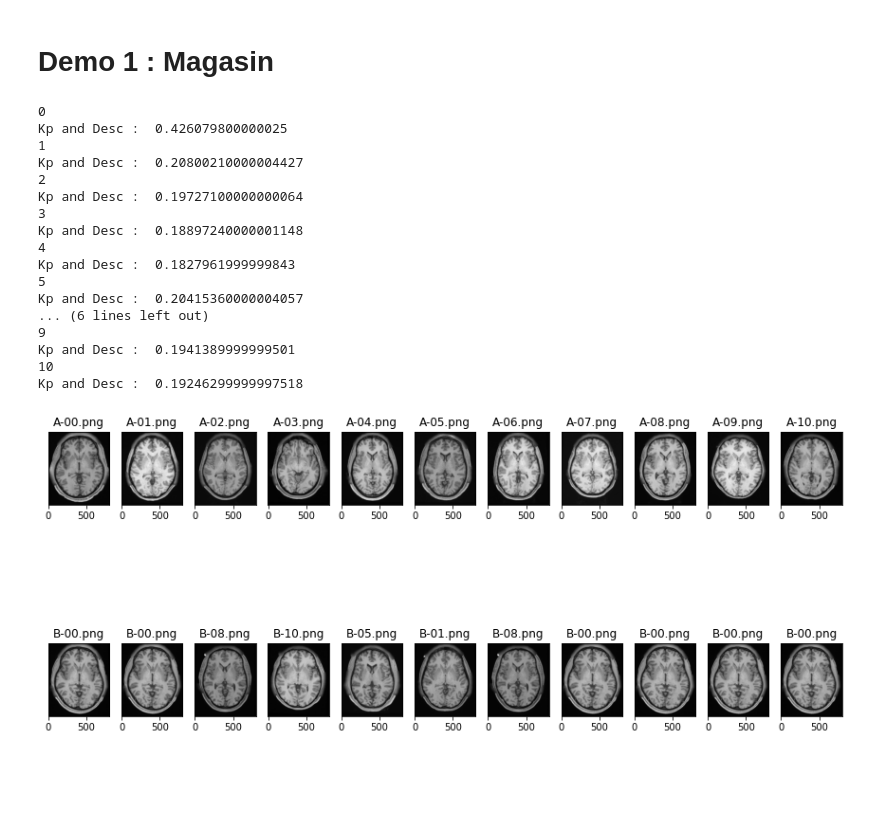
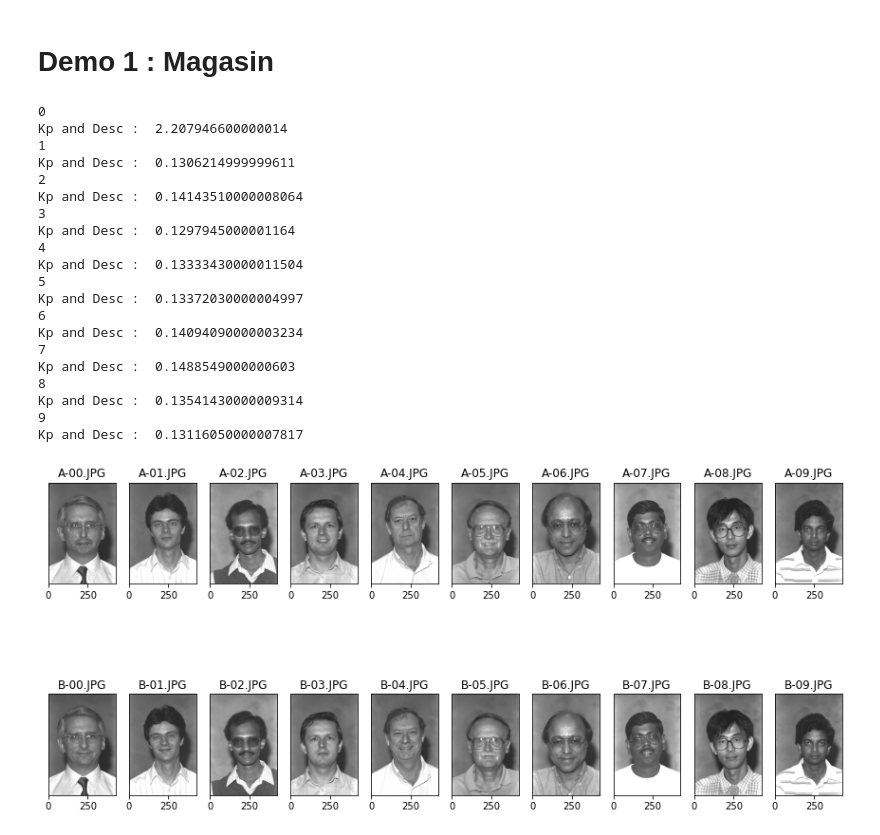
Before and after one commit to liamaltarac/SYS809_Feature_Matching, a Jupyter notebook: image_matching.ipynb, the cells around one changed output. Cells and saved outputs as stored; diff of their text form; code cells hidden in the pictures; blank space fills up the shorter version.

```diff
--- a/image_matching.ipynb
+++ b/image_matching.ipynb
@@ -37,12 +37,12 @@ def match_image(img_path, img_set):
     #img = cv2.imread(img_path , cv2.IMREAD_GRAYSCALE)
     #kp1, des1 = sift.detectAndCompute(img,None)
     #print(des1)
-
-    flann = cv2.FlannBasedMatcher(index_params,search_params)
-    start = timeit.default_timer()
+    bf = cv2.BFMatcher(cv2.NORM_L1)
+    #flann = cv2.FlannBasedMatcher(index_params,search_params)
+    #start = timeit.default_timer()
     kp1,des1 = feat_extractor.get_keypoints_and_descriptors(img_path)
-    stop = timeit.default_timer()
-    print("Kp and Desc : ",stop - start )
+    #stop = timeit.default_timer()
+    #print("Kp and Desc : ",stop - start )
 
 
     for imgB in img_set:
@@ -53,13 +53,13 @@ def match_image(img_path, img_set):
 
         kp2,des2 = feat_extractor.get_keypoints_and_descriptors(imgB_path)
         #kp2, des2 = sift.detectAndCompute(imgB,None)
-        matches = flann.knnMatch(des1,des2,k=2)
+        matches = bf.knnMatch(des1,des2,k=2)
 
         # ratio test as per Lowe's paper,
         num_good_matches = 0
         good_matches = []
         for i,(m,n) in enumerate(matches):
-            if m.distance < .7 * n.distance:
+            if m.distance < .85 * n.distance:
                 good_matches.append(m)
                 num_good_matches+=1
 
@@ -83,47 +83,49 @@ As we can see, **legumesA-00.jpg** is found to have the most corresponding featu
 # Demo 1 : Magasin
 # %%
 img_dir = './SYS809_projet2022_sequences2'
-img_list_A = [os.path.join(img_dir, f ) for f in listdir(img_dir) if f.startswith("brainA")]
-img_list_B = [os.path.join(img_dir, f ) for f in listdir(img_dir) if f.startswith("brainB")]
+img_list_A = [os.path.join(img_dir, f ) for f in listdir(img_dir) if f.startswith("visagesA")]
+img_list_B = [os.path.join(img_dir, f ) for f in listdir(img_dir) if f.startswith("visagesB")]
 
 
 fig, ax = plt.subplots(2, len(img_list_A), figsize=(15, 7.5))
 
 
 for i, img in enumerate(img_list_A):
-    print(i)
     #fig, axes = plt.subplots(nrows=2, ncols=len(img_list_A))
     #fig.tight_layout() # Or equivalently,  "plt.tight_layout()"
 
     im_A = image.imread(img)
     name_A = os.path.basename(img)
     ax[0][i].imshow(im_A)
     ax[0][i].set_title(name_A[-8:])
     ax[0][i].get_yaxis().set_visible(False)
 
     im_match = match_image(img, img_list_B )[0][0]
     name_match = os.path.basename(im_match)
     im_match =  image.imread(im_match)
     ax[1][i].imshow(im_match)
     ax[1][i].set_title(name_match[-8:])
     ax[1][i].get_yaxis().set_visible(False)
 fig.subplots_adjust(wspace=0.2)
 # %% [output]
 0
-Kp and Desc :  0.426079800000025
+Kp and Desc :  2.207946600000014
 1
-Kp and Desc :  0.20800210000004427
+Kp and Desc :  0.1306214999999611
 2
-Kp and Desc :  0.19727100000000064
+Kp and Desc :  0.14143510000008064
 3
-Kp and Desc :  0.18897240000001148
+Kp and Desc :  0.1297945000001164
 4
-Kp and Desc :  0.1827961999999843
+Kp and Desc :  0.13333430000011504
 5
-Kp and Desc :  0.20415360000004057
-... (6 lines left out)
+Kp and Desc :  0.13372030000004997
+6
+Kp and Desc :  0.14094090000003234
+7
+Kp and Desc :  0.1488549000000603
+8
+Kp and Desc :  0.13541430000009314
 9
-Kp and Desc :  0.1941389999999501
-10
-Kp and Desc :  0.19246299999997518
+Kp and Desc :  0.13116050000007817
-[figure, old version]
+[figure, new version]
```
Also changed, not shown: parts of 3 cells of this notebook, 6 other files.
